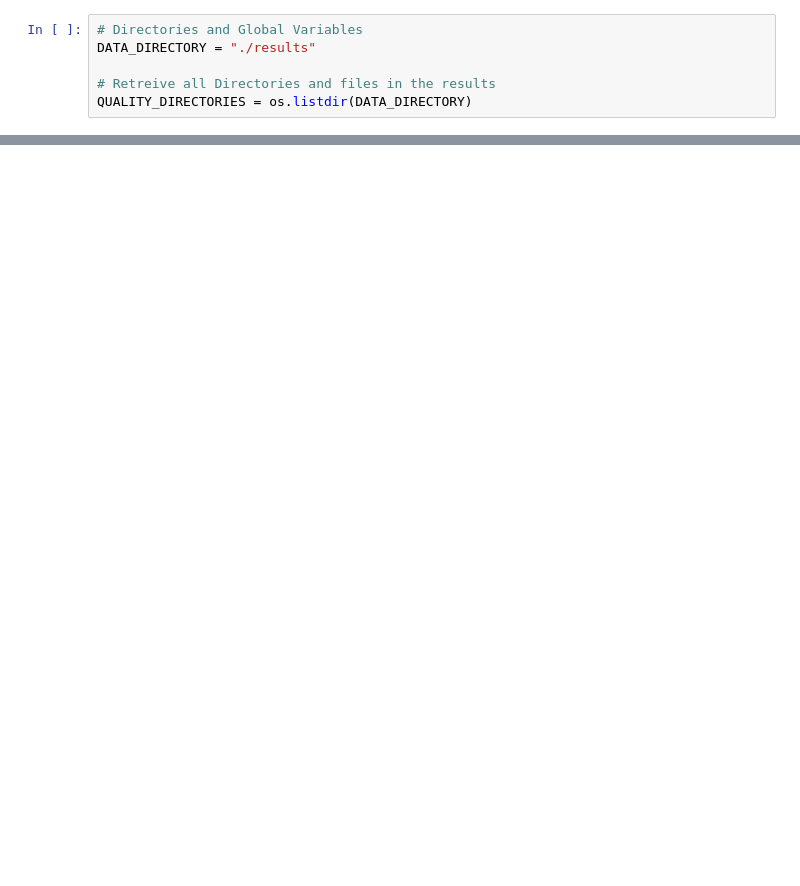
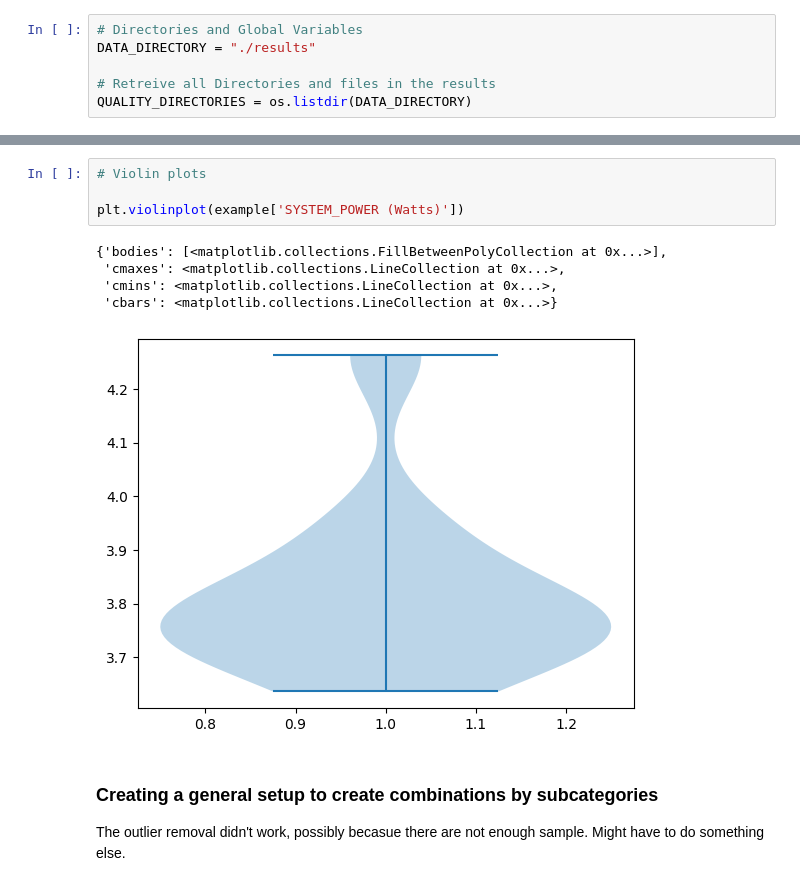
Before and after one commit to g34-sustainable-software/p1_dev, a Jupyter notebook: compilation.ipynb, the cells around one changed output, grey strips where cells are left out. Drawn from its saved outputs; the diff is of its cells as text; blank space fills up the shorter version.

```diff
--- a/compilation.ipynb
+++ b/compilation.ipynb
@@ -44,0 +96,14 @@ example
+# %%
+# Violin plots
+
+plt.violinplot(example['SYSTEM_POWER (Watts)'])
+# %% [output]
+{'bodies': [<matplotlib.collections.FillBetweenPolyCollection at 0x...>],
+ 'cmaxes': <matplotlib.collections.LineCollection at 0x...>,
+ 'cmins': <matplotlib.collections.LineCollection at 0x...>,
+ 'cbars': <matplotlib.collections.LineCollection at 0x...>}
+[figure, added]
+# %% [markdown]
+### Creating a general setup to create combinations by subcategories
+
+The outlier removal didn't work, possibly becasue there are not enough sample. Might have to do something else.
```
Also changed, not shown: parts of 12 cells of this notebook, 2 other files.
